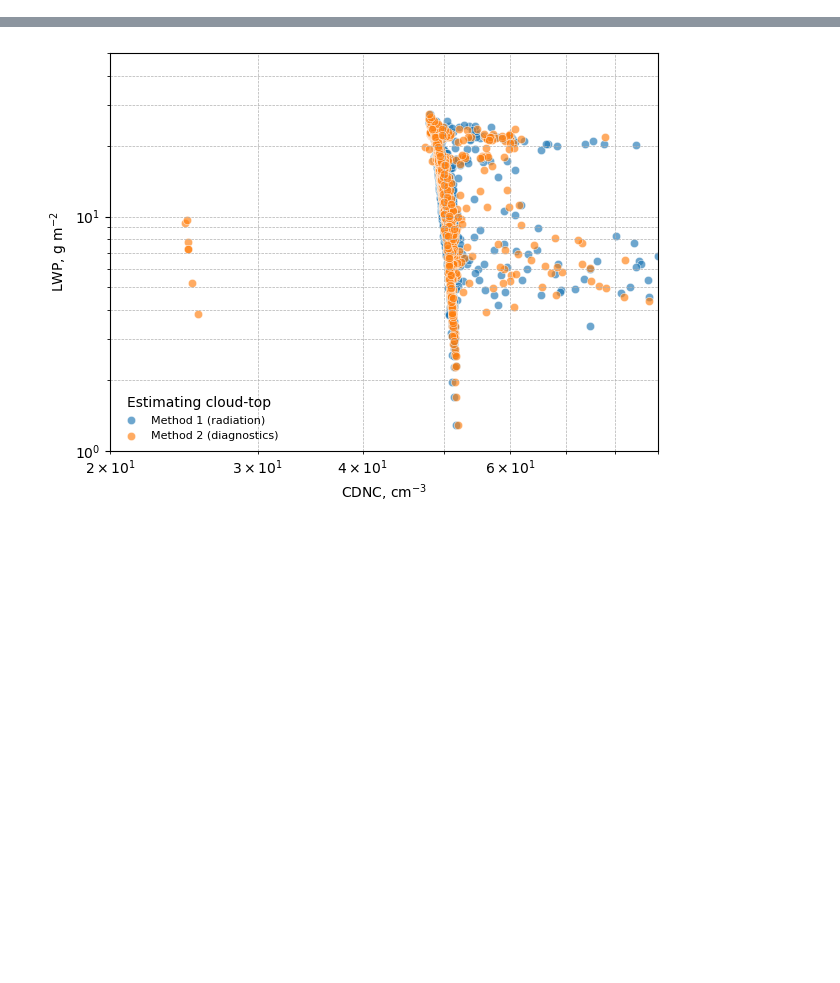
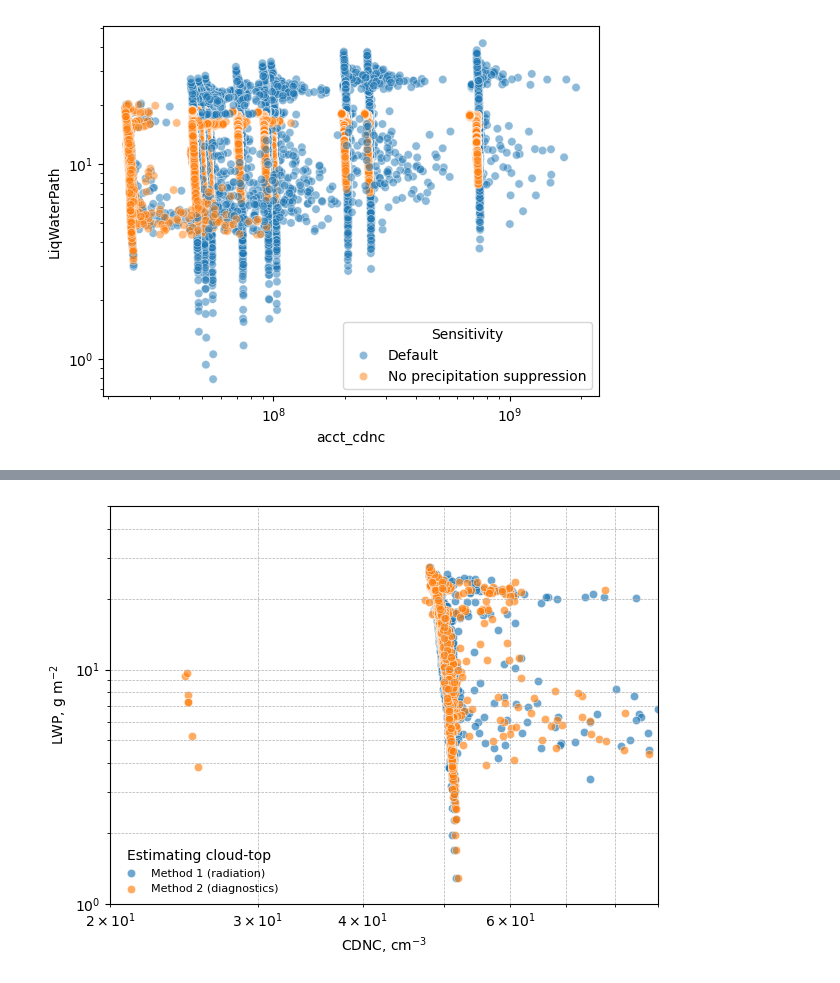
Before and after one commit to mahf708/scmlib, a Jupyter notebook: inverted-v-res-study/analysis/notes.ipynb, the cells around one changed output, grey strips where cells are left out. Saved outputs shown, nothing was run; the diff lists cells and outputs as text; code cells hidden in the pictures; blank space fills up the shorter version.

```diff
--- a/inverted-v-res-study/analysis/notes.ipynb
+++ b/inverted-v-res-study/analysis/notes.ipynb
@@ -79,0 +122,4 @@ for df in dfs.values():
+# %%
+# make one big df from all dfs inside dfs
+big_df = pd.concat(dfs.values())
+big_df
@@ -79,0 +164,2 @@ for df in dfs.values():
+# %%
+big_df_ri = big_df.reset_index()
@@ -79,0 +202,4 @@ for df in dfs.values():
+# %%
+sns.scatterplot(data=big_df_ri, y="LiqWaterPath", x="acct_cdnc", hue="Sensitivity", alpha=0.5); plt.xscale("log"); plt.yscale("log")
+# %% [output]
+[figure, added]
```
Also changed, not shown: parts of 17 cells of this notebook, 3 other files.
